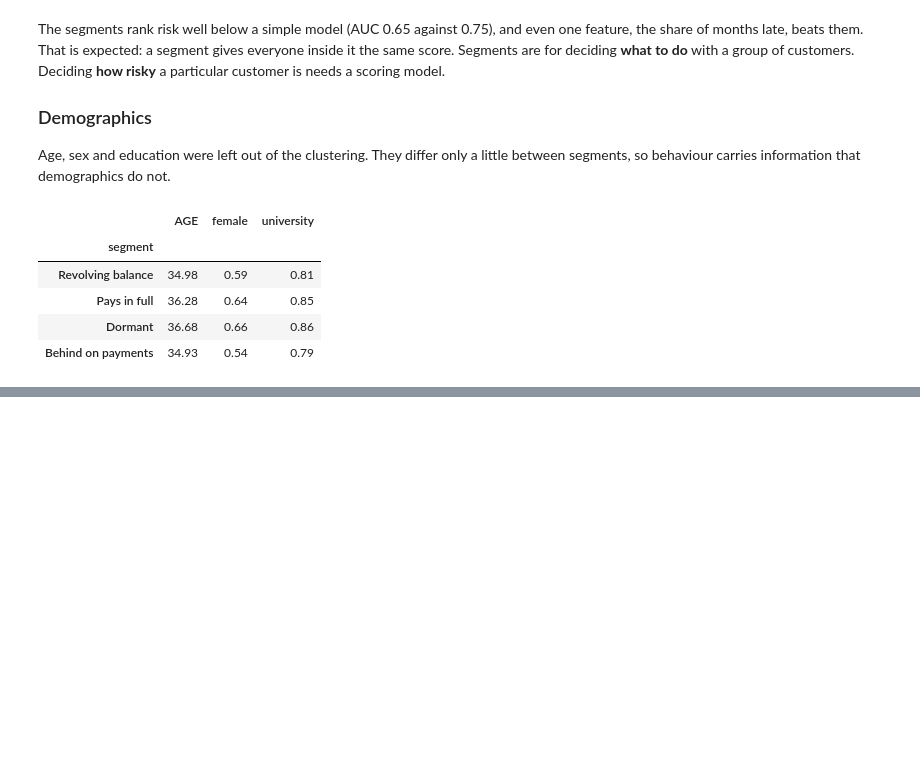
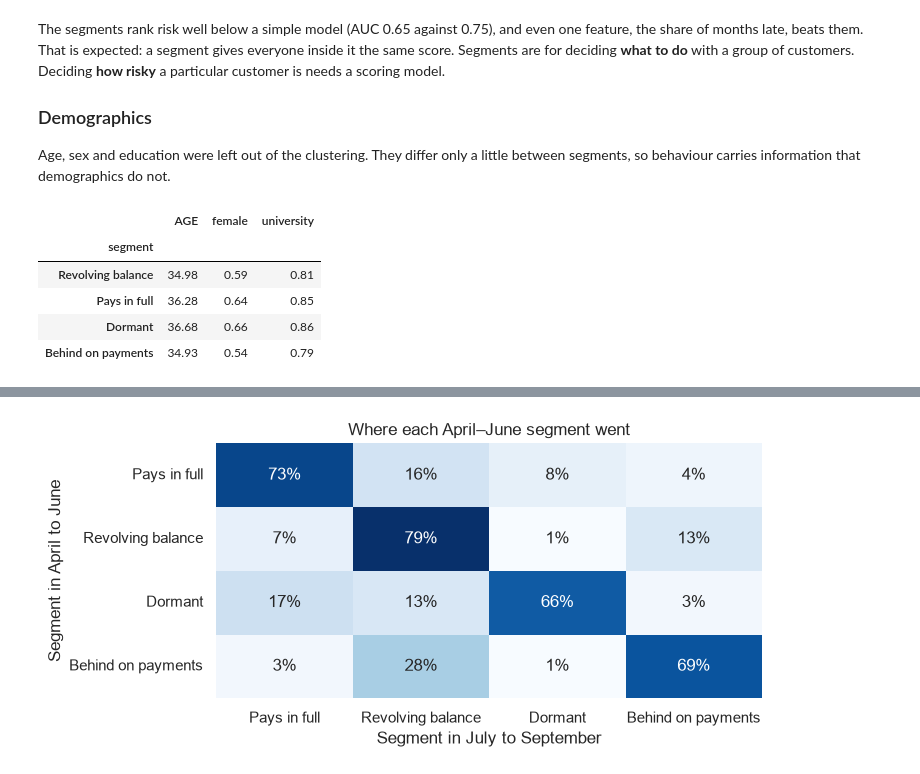
Before and after one commit to Sammyjoseph999/credit-card-segments, a Jupyter notebook: notebook.ipynb, the cells around one changed output, grey strips where cells are left out. Cells and saved outputs as stored; diff of their text form; code cells hidden in the pictures; blank space fills up the shorter version.

Commit message:
Notebook: do the segments hold from one quarter to the next?

```diff
--- a/notebook.ipynb
+++ b/notebook.ipynb
@@ -278,0 +285,14 @@ demographics.groupby("segment")[["AGE", "female", "university"]].mean().loc[list
+# %%
+from segments.features import APR_JUN, JUL_SEP
+from segments.over_time import carry_forward, outcome_by_transition, transitions
+from segments.profile import name_segment
+
+early = build_features(df, APR_JUN)
+late = build_features(df, JUL_SEP)
+result = carry_forward(early, late, k=4)
+
+early_names = profile(early, result.before)["segment"].to_dict()
+fresh_names = profile(late, result.fresh)["segment"].to_dict()
+print(f"Adjusted Rand index, carried forward vs fresh fit on Jul-Sep: {result.agreement:.3f}")
+print(f"Customers given the same segment by both: {(result.carried == result.fresh).mean():.1%}")
+print("Fresh fit gives each matched segment the same name:", early_names == fresh_names)
@@ -278,0 +303,10 @@ demographics.groupby("segment")[["AGE", "female", "university"]].mean().loc[list
+# %%
+cols = ["customers", "share", "utilisation", "share_paid_full", "share_revolving",
+        "share_late", "share_inactive", "payment_ratio", "default_rate"]
+order = ["Pays in full", "Revolving balance", "Dormant", "Behind on payments"]
+side_by_side = pd.concat({
+    "Apr-Jun fit": profile(early, result.before, df["default"]),
+    "Jul-Sep, carried forward": profile(late, result.carried, df["default"]),
+    "Jul-Sep, fresh fit": profile(late, result.fresh, df["default"]),
+}).reset_index(level=0, names="period").set_index(["segment", "period"])[cols]
+side_by_side.loc[order].round(2)
@@ -278,0 +332,7 @@ demographics.groupby("segment")[["AGE", "female", "university"]].mean().loc[list
+# %%
+before = pd.Series(result.before).map(early_names)
+after = pd.Series(result.carried).map(early_names)
+counts = transitions(before, after, order=order)
+shares = transitions(before, after, order=order, normalize=True)
+print(f"Customers in the same segment in both periods: {(before == after).mean():.1%}")
+counts
@@ -278,0 +356,10 @@ demographics.groupby("segment")[["AGE", "female", "university"]].mean().loc[list
+# %%
+fig, ax = plt.subplots(figsize=(7.5, 3.6))
+sns.heatmap(shares, annot=True, fmt=".0%", cmap="Blues", cbar=False, ax=ax)
+ax.set_xlabel("Segment in July to September")
+ax.set_ylabel("Segment in April to June")
+ax.set_title("Where each April–June segment went")
+plt.tight_layout()
+plt.savefig("images/transitions.png", dpi=150)
+# %% [output]
+[figure, added]
```
Also changed, not shown: parts of 12 cells of this notebook, 1 other file.
